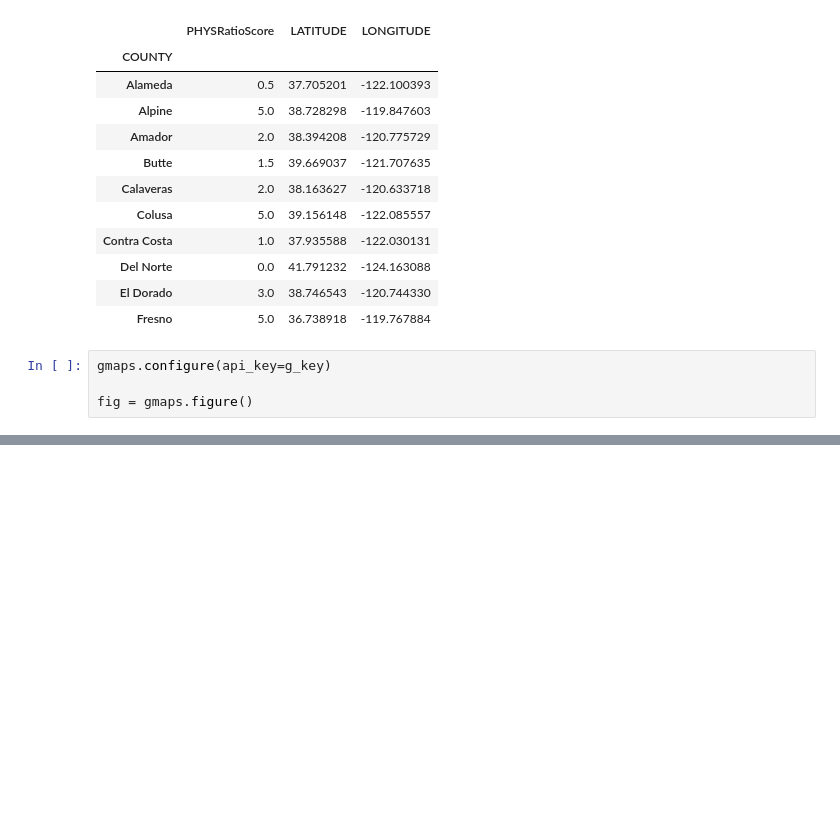
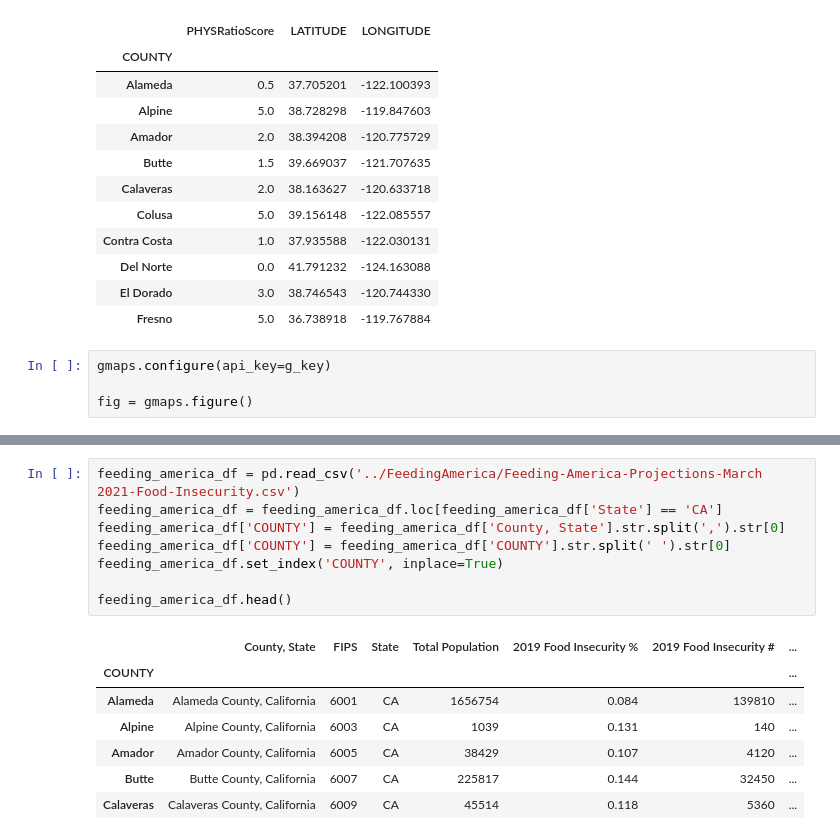
Before and after one commit to Data-Analytics-Project-1/Project-1, a Jupyter notebook: PrimaryCareShortageAreas/PCSAAnalysis.ipynb, the cells around one changed output, grey strips where cells are left out. Saved outputs shown, nothing was run; the diff lists cells and outputs as text; blank space fills up the shorter version.

```diff
--- a/PrimaryCareShortageAreas/PCSAAnalysis.ipynb
+++ b/PrimaryCareShortageAreas/PCSAAnalysis.ipynb
@@ -91,3 +93,19 @@ fig.add_layer(heat_layer)
 fig
 # %% [output]
 [interactive output not drawn]
+# %%
+feeding_america_df = pd.read_csv('../FeedingAmerica/Feeding-America-Projections-March 2021-Food-Insecurity.csv')
+feeding_america_df = feeding_america_df.loc[feeding_america_df['State'] == 'CA']
+feeding_america_df['COUNTY'] = feeding_america_df['County, State'].str.split(',').str[0]
+feeding_america_df['COUNTY'] = feeding_america_df['COUNTY'].str.split(' ').str[0]
+feeding_america_df.set_index('COUNTY', inplace=True)
+
+feeding_america_df.head()
+# %% [output]
+|  | County, State | FIPS | State | Total Population | 2019 Food Insecurity % | 2019 Food Insecurity # | ... |
+| COUNTY |  |  |  |  |  |  | ... |
+| Alameda | Alameda County, California | 6001 | CA | 1656754 | 0.084 | 139810 | ... |
+| Alpine | Alpine County, California | 6003 | CA | 1039 | 0.131 | 140 | ... |
+| Amador | Amador County, California | 6005 | CA | 38429 | 0.107 | 4120 | ... |
+| Butte | Butte County, California | 6007 | CA | 225817 | 0.144 | 32450 | ... |
+| Calaveras | Calaveras County, California | 6009 | CA | 45514 | 0.118 | 5360 | ... |
```
Also changed, not shown: parts of 3 cells of this notebook.
